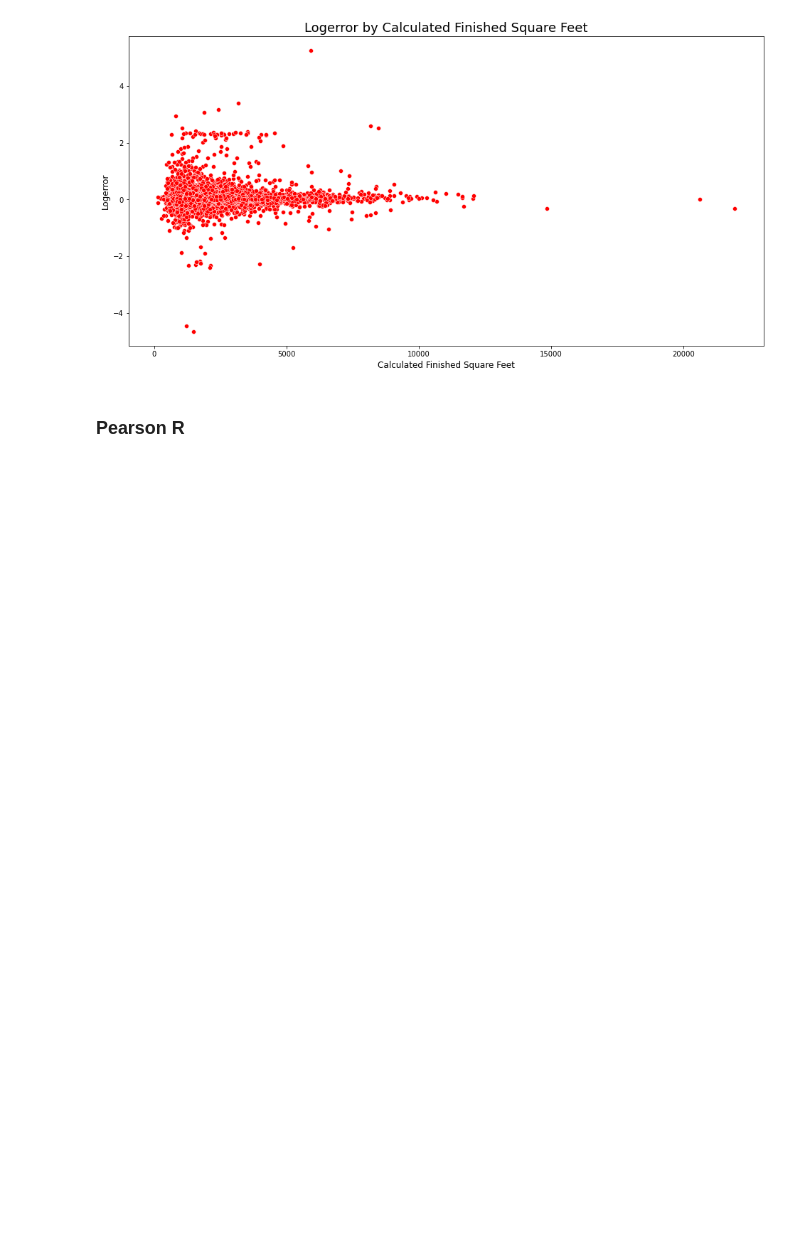
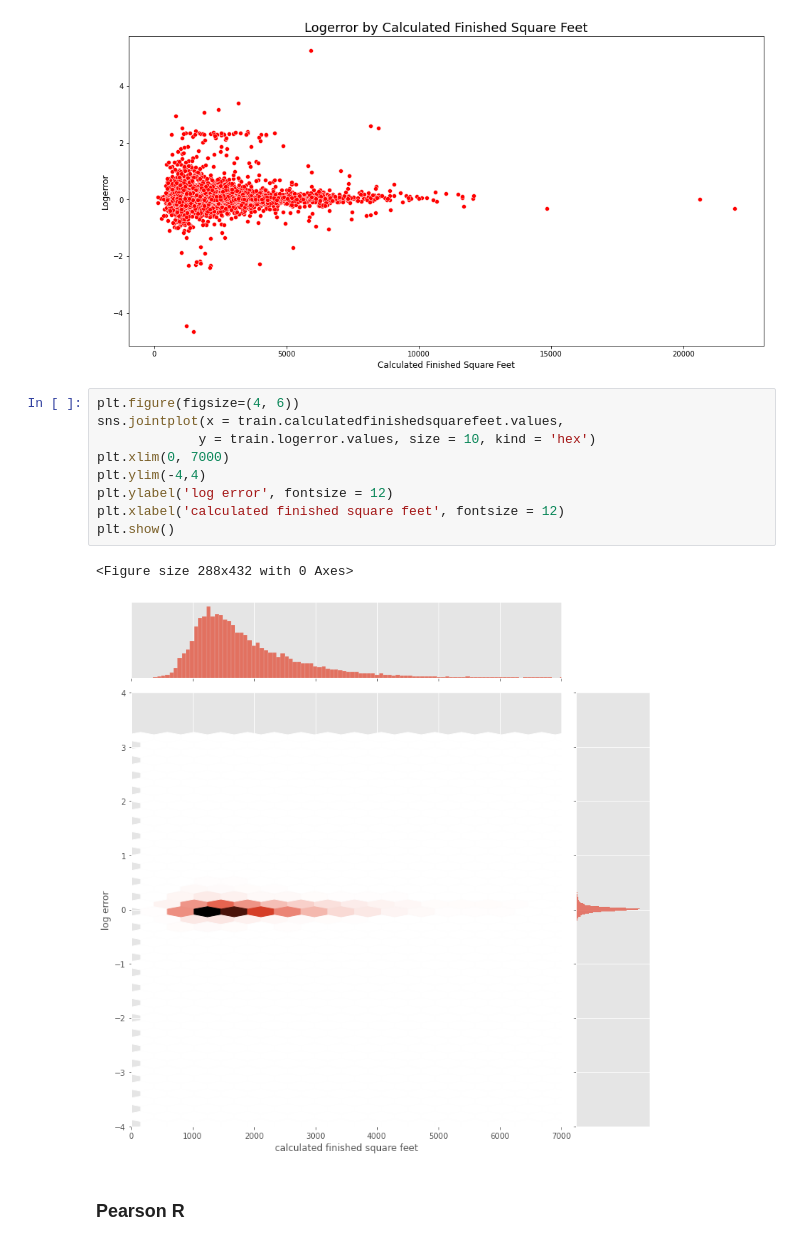
Before and after one commit to m3redithw/clustering-exercises, a Jupyter notebook: explore_zillow.ipynb, the cells around one changed output. Cells and saved outputs as stored; diff of their text form; blank space fills up the shorter version.

```diff
--- a/explore_zillow.ipynb
+++ b/explore_zillow.ipynb
@@ -421,6 +434,18 @@ plt.title('Logerror by Calculated Finished Square Feet', fontsize = 18)
 # %% [output]
 Text(0.5, 1.0, 'Logerror by Calculated Finished Square Feet')
 [figure]
+# %%
+plt.figure(figsize=(4, 6))
+sns.jointplot(x = train.calculatedfinishedsquarefeet.values,
+             y = train.logerror.values, size = 10, kind = 'hex')
+plt.xlim(0, 7000)
+plt.ylim(-4,4)
+plt.ylabel('log error', fontsize = 12)
+plt.xlabel('calculated finished square feet', fontsize = 12)
+plt.show()
+# %% [output]
+<Figure size 288x432 with 0 Axes>
+[figure, added]
 # %% [markdown]
 ### Pearson R
 # %%
```
Also changed, not shown: parts of 5 cells of this notebook.
